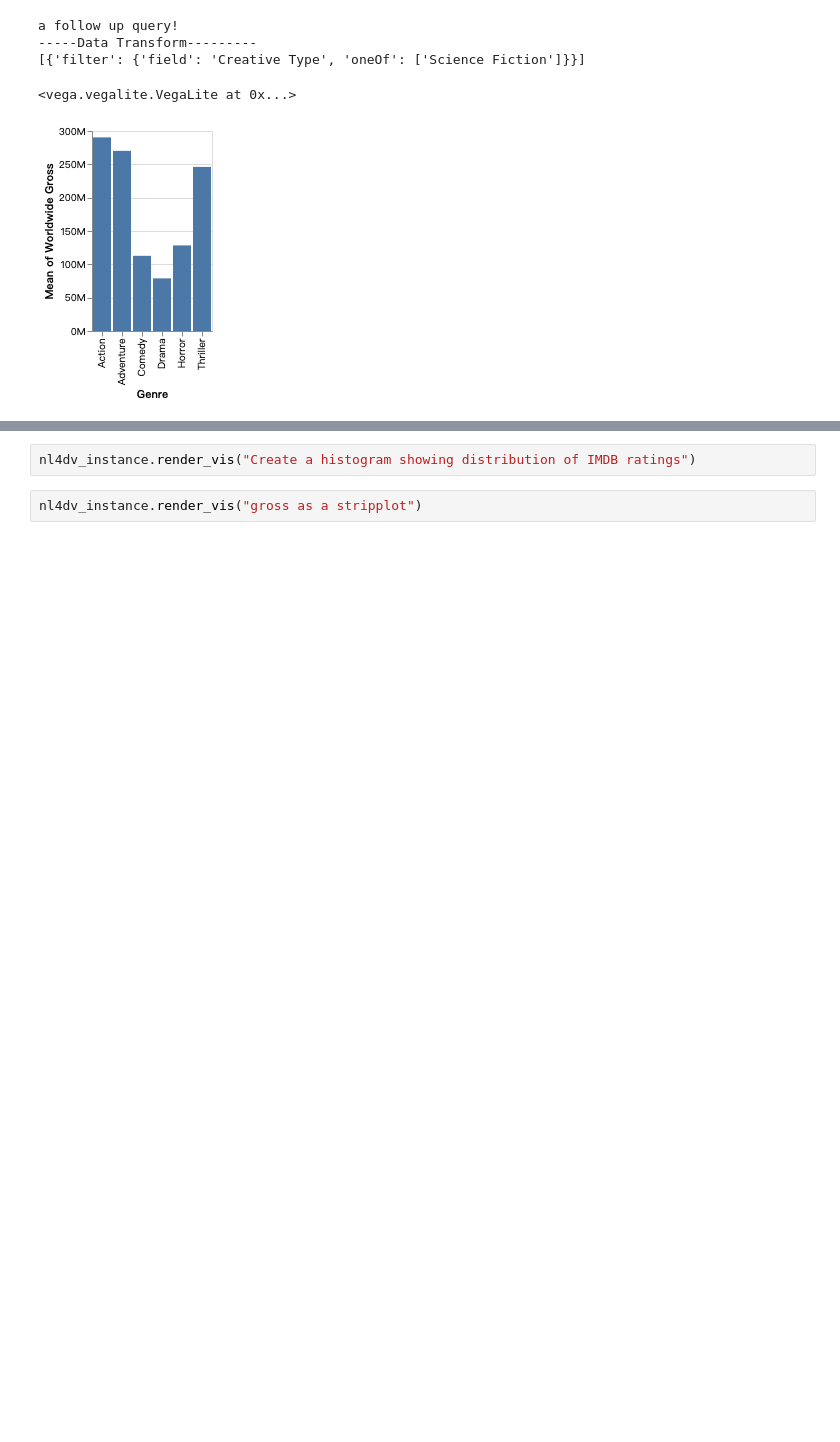
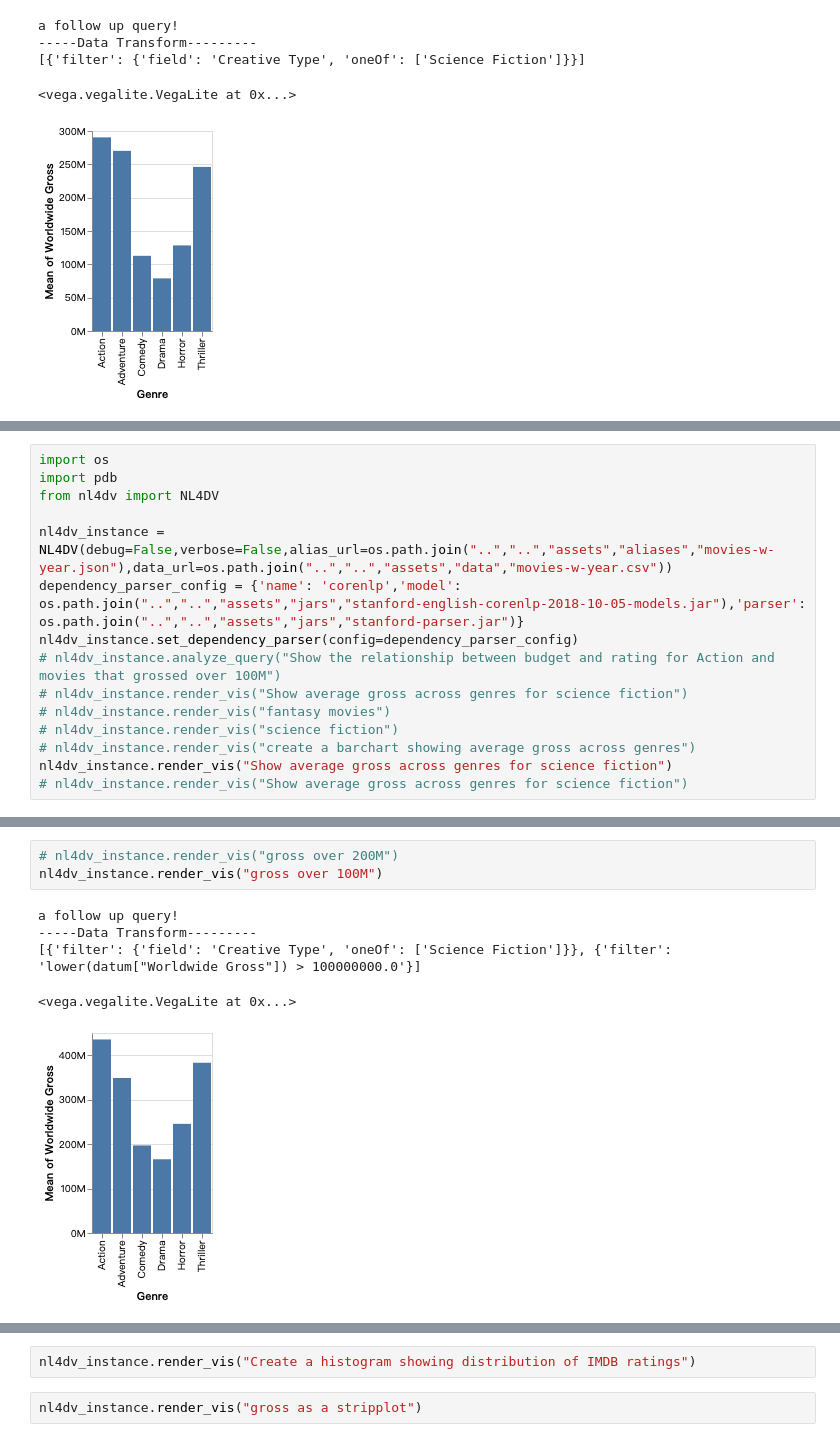
Before and after one commit to bopan3/nl4dv_enhance, a Jupyter notebook: examples/applications/notebook/Demo.ipynb, the cells around one changed output, grey strips where cells are left out. Saved outputs shown, nothing was run; the diff lists cells and outputs as text; blank space fills up the shorter version.

```diff
--- a/examples/applications/notebook/Demo.ipynb
+++ b/examples/applications/notebook/Demo.ipynb
@@ -265,0 +275,15 @@ a follow up query!
+# %%
+import os
+import pdb
+from nl4dv import NL4DV
+
+nl4dv_instance = NL4DV(debug=False,verbose=False,alias_url=os.path.join("..","..","assets","aliases","movies-w-year.json"),data_url=os.path.join("..","..","assets","data","movies-w-year.csv"))
+dependency_parser_config = {'name': 'corenlp','model': os.path.join("..","..","assets","jars","stanford-english-corenlp-2018-10-05-models.jar"),'parser': os.path.join("..","..","assets","jars","stanford-parser.jar")}
+nl4dv_instance.set_dependency_parser(config=dependency_parser_config)
+# nl4dv_instance.analyze_query("Show the relationship between budget and rating for Action and movies that grossed over 100M")
+# nl4dv_instance.render_vis("Show average gross across genres for science fiction")
+# nl4dv_instance.render_vis("fantasy movies")
+# nl4dv_instance.render_vis("science fiction")
+# nl4dv_instance.render_vis("create a barchart showing average gross across genres")
+nl4dv_instance.render_vis("Show average gross across genres for science fiction")
+# nl4dv_instance.render_vis("Show average gross across genres for science fiction")
@@ -265,0 +296,9 @@ a follow up query!
+# %%
+# nl4dv_instance.render_vis("gross over 200M")
+nl4dv_instance.render_vis("gross over 100M")
+# %% [output]
+a follow up query!
+-----Data Transform---------
+[{'filter': {'field': 'Creative Type', 'oneOf': ['Science Fiction']}}, {'filter': 'lower(datum["Worldwide Gross"]) > 100000000.0'}]
+<vega.vegalite.VegaLite at 0x...>
+[figure, added]
```
Also changed, not shown: parts of 6 cells of this notebook, 3 other files.
